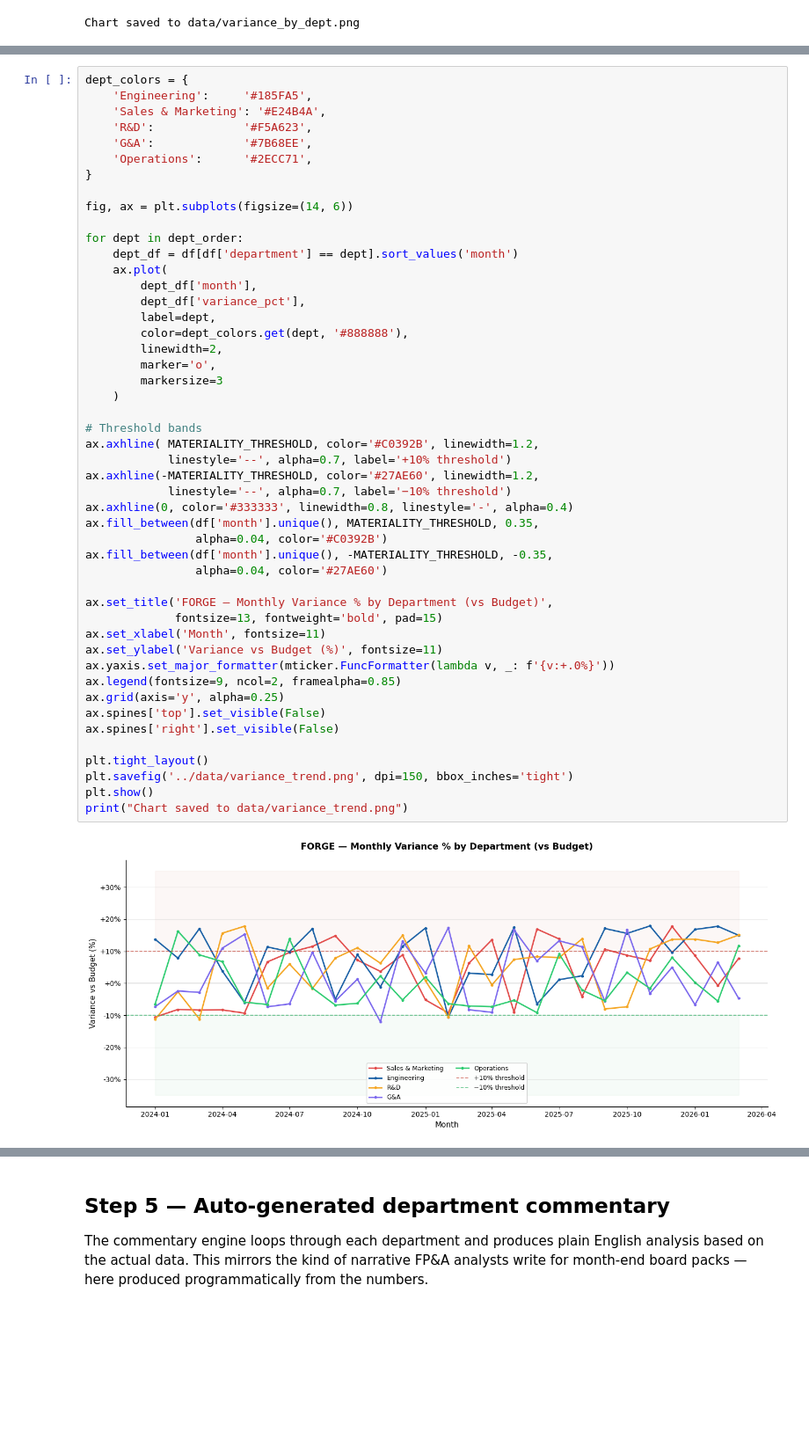
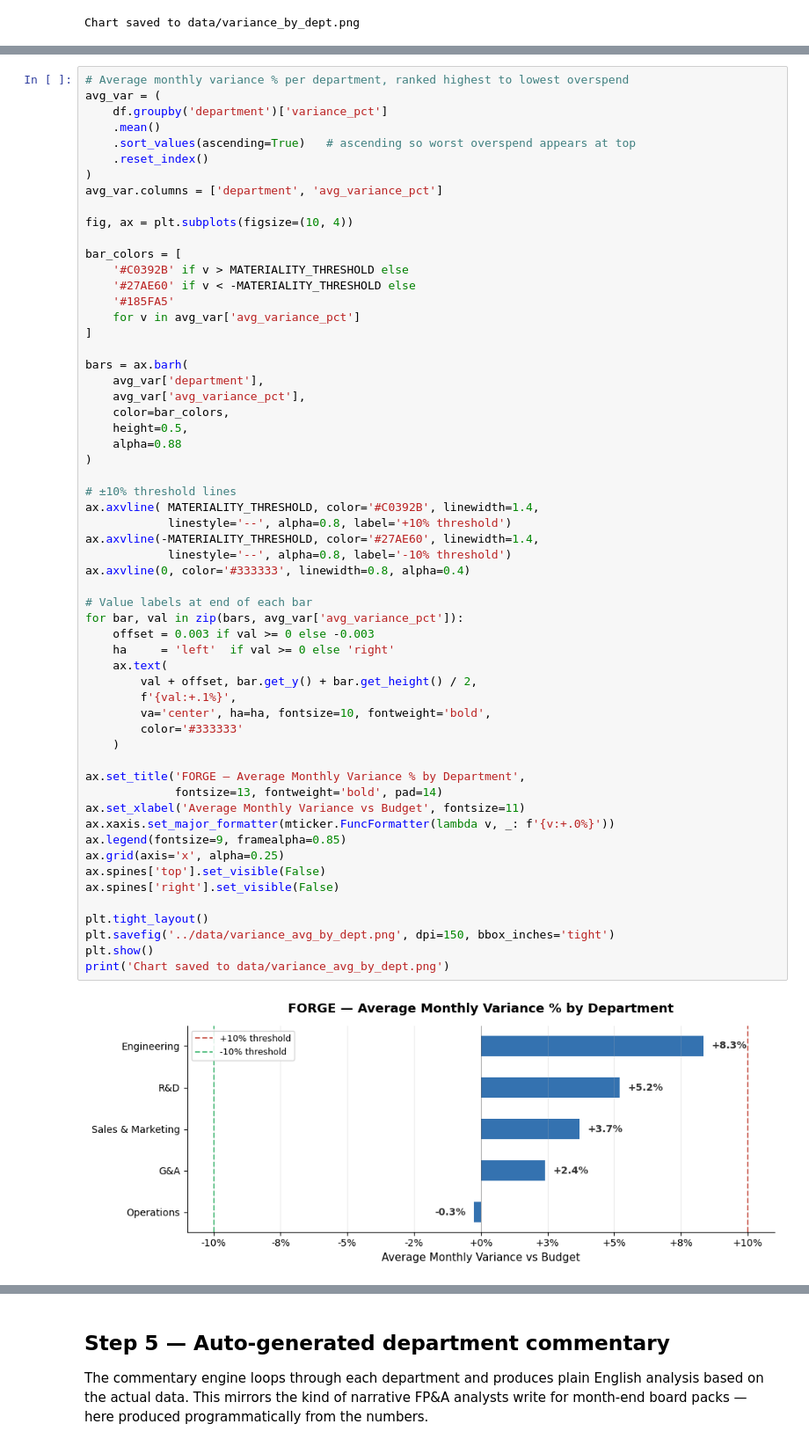
Before and after one commit to Antoniojhm/fpa-portfolio, a Jupyter notebook: notebooks/03_variance_engine.ipynb, the cells around one changed output, grey strips where cells are left out. Shown at 88% size. Cells and saved outputs as stored; diff of their text form; blank space fills up the shorter version.

```diff
--- a/notebooks/03_variance_engine.ipynb
+++ b/notebooks/03_variance_engine.ipynb
@@ -227,50 +225,60 @@ Tracking variance % month-by-month reveals whether variances are isolated events
 # %%
-dept_colors = {
-    'Engineering':     '#185FA5',
-    'Sales & Marketing': '#E24B4A',
-    'R&D':             '#F5A623',
-    'G&A':             '#7B68EE',
-    'Operations':      '#2ECC71',
-}
+# Average monthly variance % per department, ranked highest to lowest overspend
+avg_var = (
+    df.groupby('department')['variance_pct']
+    .mean()
+    .sort_values(ascending=True)   # ascending so worst overspend appears at top
+    .reset_index()
+)
+avg_var.columns = ['department', 'avg_variance_pct']
 
-fig, ax = plt.subplots(figsize=(14, 6))
+fig, ax = plt.subplots(figsize=(10, 4))
 
-for dept in dept_order:
-    dept_df = df[df['department'] == dept].sort_values('month')
-    ax.plot(
-        dept_df['month'],
-        dept_df['variance_pct'],
-        label=dept,
-        color=dept_colors.get(dept, '#888888'),
-        linewidth=2,
-        marker='o',
-        markersize=3
+bar_colors = [
+    '#C0392B' if v > MATERIALITY_THRESHOLD else
+    '#27AE60' if v < -MATERIALITY_THRESHOLD else
+    '#185FA5'
+    for v in avg_var['avg_variance_pct']
+]
+
+bars = ax.barh(
+    avg_var['department'],
+    avg_var['avg_variance_pct'],
+    color=bar_colors,
+    height=0.5,
+    alpha=0.88
+)
+
+# ±10% threshold lines
+ax.axvline( MATERIALITY_THRESHOLD, color='#C0392B', linewidth=1.4,
+            linestyle='--', alpha=0.8, label='+10% threshold')
+ax.axvline(-MATERIALITY_THRESHOLD, color='#27AE60', linewidth=1.4,
+            linestyle='--', alpha=0.8, label='-10% threshold')
+ax.axvline(0, color='#333333', linewidth=0.8, alpha=0.4)
+
+# Value labels at end of each bar
+for bar, val in zip(bars, avg_var['avg_variance_pct']):
+    offset = 0.003 if val >= 0 else -0.003
+    ha     = 'left'  if val >= 0 else 'right'
+    ax.text(
+        val + offset, bar.get_y() + bar.get_height() / 2,
+        f'{val:+.1%}',
+        va='center', ha=ha, fontsize=10, fontweight='bold',
+        color='#333333'
     )
 
-# Threshold bands
-ax.axhline( MATERIALITY_THRESHOLD, color='#C0392B', linewidth=1.2,
-            linestyle='--', alpha=0.7, label='+10% threshold')
-ax.axhline(-MATERIALITY_THRESHOLD, color='#27AE60', linewidth=1.2,
-            linestyle='--', alpha=0.7, label='−10% threshold')
-ax.axhline(0, color='#333333', linewidth=0.8, linestyle='-', alpha=0.4)
-ax.fill_between(df['month'].unique(), MATERIALITY_THRESHOLD, 0.35,
-                alpha=0.04, color='#C0392B')
-ax.fill_between(df['month'].unique(), -MATERIALITY_THRESHOLD, -0.35,
-                alpha=0.04, color='#27AE60')
-
-ax.set_title('FORGE — Monthly Variance % by Department (vs Budget)',
-             fontsize=13, fontweight='bold', pad=15)
-ax.set_xlabel('Month', fontsize=11)
-ax.set_ylabel('Variance vs Budget (%)', fontsize=11)
-ax.yaxis.set_major_formatter(mticker.FuncFormatter(lambda v, _: f'{v:+.0%}'))
-ax.legend(fontsize=9, ncol=2, framealpha=0.85)
-ax.grid(axis='y', alpha=0.25)
+ax.set_title('FORGE — Average Monthly Variance % by Department',
+             fontsize=13, fontweight='bold', pad=14)
+ax.set_xlabel('Average Monthly Variance vs Budget', fontsize=11)
+ax.xaxis.set_major_formatter(mticker.FuncFormatter(lambda v, _: f'{v:+.0%}'))
+ax.legend(fontsize=9, framealpha=0.85)
+ax.grid(axis='x', alpha=0.25)
 ax.spines['top'].set_visible(False)
 ax.spines['right'].set_visible(False)
 
 plt.tight_layout()
-plt.savefig('../data/variance_trend.png', dpi=150, bbox_inches='tight')
+plt.savefig('../data/variance_avg_by_dept.png', dpi=150, bbox_inches='tight')
 plt.show()
-print("Chart saved to data/variance_trend.png")
+print('Chart saved to data/variance_avg_by_dept.png')
 # %% [output]
-[figure, old version]
+[figure, new version]
```
Also changed, not shown: parts of 2 cells of this notebook, 1 other file.
